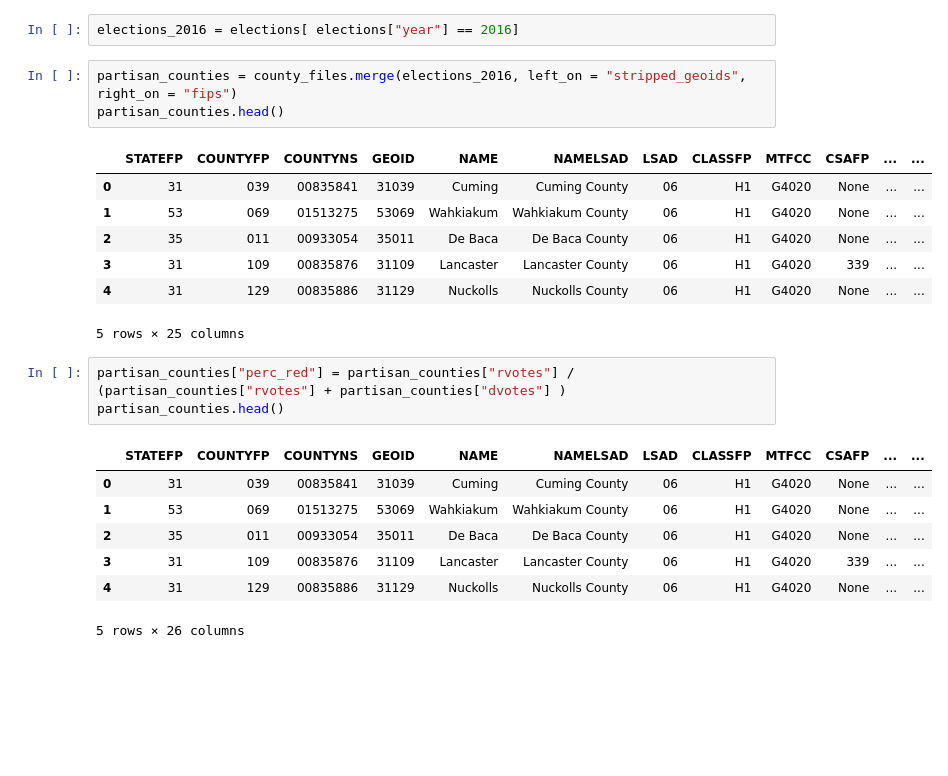
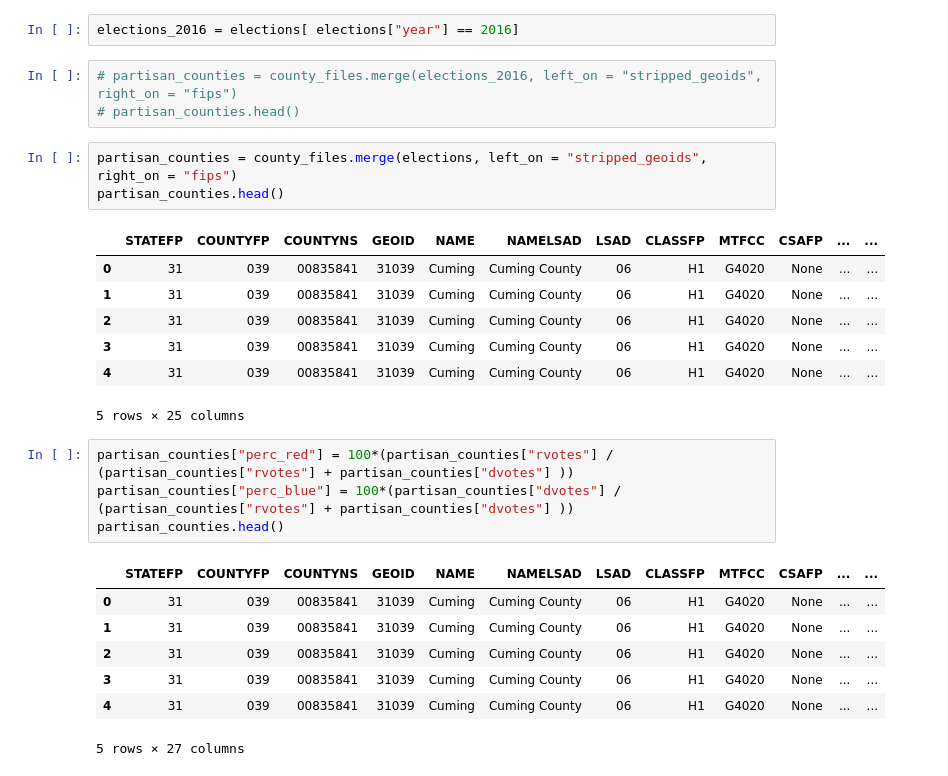
Before and after one commit to esiu-23/break-out-of-your-bubble, a Jupyter notebook: partisan_map_test.ipynb, the cells around one changed output. Saved outputs shown, nothing was run; the diff lists cells and outputs as text; blank space fills up the shorter version.

```diff
--- a/partisan_map_test.ipynb
+++ b/partisan_map_test.ipynb
@@ -118,25 +137,29 @@ stripped_geoids       int64
 dtype: object
 # %%
 elections_2016 = elections[ elections["year"] == 2016]
+# %%
+# partisan_counties = county_files.merge(elections_2016, left_on = "stripped_geoids", right_on = "fips")
+# partisan_counties.head()
 # %%
-partisan_counties = county_files.merge(elections_2016, left_on = "stripped_geoids", right_on = "fips")
+partisan_counties = county_files.merge(elections, left_on = "stripped_geoids", right_on = "fips")
 partisan_counties.head()
 # %% [output]
 |  | STATEFP | COUNTYFP | COUNTYNS | GEOID | NAME | NAMELSAD | LSAD | CLASSFP | MTFCC | CSAFP | ... | ... |
 | 0 | 31 | 039 | 00835841 | 31039 | Cuming | Cuming County | 06 | H1 | G4020 | None | ... | ... |
-| 1 | 53 | 069 | 01513275 | 53069 | Wahkiakum | Wahkiakum County | 06 | H1 | G4020 | None | ... | ... |
-| 2 | 35 | 011 | 00933054 | 35011 | De Baca | De Baca County | 06 | H1 | G4020 | None | ... | ... |
-| 3 | 31 | 109 | 00835876 | 31109 | Lancaster | Lancaster County | 06 | H1 | G4020 | 339 | ... | ... |
-| 4 | 31 | 129 | 00835886 | 31129 | Nuckolls | Nuckolls County | 06 | H1 | G4020 | None | ... | ... |
+| 1 | 31 | 039 | 00835841 | 31039 | Cuming | Cuming County | 06 | H1 | G4020 | None | ... | ... |
+| 2 | 31 | 039 | 00835841 | 31039 | Cuming | Cuming County | 06 | H1 | G4020 | None | ... | ... |
+| 3 | 31 | 039 | 00835841 | 31039 | Cuming | Cuming County | 06 | H1 | G4020 | None | ... | ... |
+| 4 | 31 | 039 | 00835841 | 31039 | Cuming | Cuming County | 06 | H1 | G4020 | None | ... | ... |
 5 rows × 25 columns
 # %%
-partisan_counties["perc_red"] = partisan_counties["rvotes"] / (partisan_counties["rvotes"] + partisan_counties["dvotes"] )
+partisan_counties["perc_red"] = 100*(partisan_counties["rvotes"] / (partisan_counties["rvotes"] + partisan_counties["dvotes"] ))
+partisan_counties["perc_blue"] = 100*(partisan_counties["dvotes"] / (partisan_counties["rvotes"] + partisan_counties["dvotes"] ))
 partisan_counties.head()
 # %% [output]
 |  | STATEFP | COUNTYFP | COUNTYNS | GEOID | NAME | NAMELSAD | LSAD | CLASSFP | MTFCC | CSAFP | ... | ... |
 | 0 | 31 | 039 | 00835841 | 31039 | Cuming | Cuming County | 06 | H1 | G4020 | None | ... | ... |
-| 1 | 53 | 069 | 01513275 | 53069 | Wahkiakum | Wahkiakum County | 06 | H1 | G4020 | None | ... | ... |
-| 2 | 35 | 011 | 00933054 | 35011 | De Baca | De Baca County | 06 | H1 | G4020 | None | ... | ... |
-| 3 | 31 | 109 | 00835876 | 31109 | Lancaster | Lancaster County | 06 | H1 | G4020 | 339 | ... | ... |
-| 4 | 31 | 129 | 00835886 | 31129 | Nuckolls | Nuckolls County | 06 | H1 | G4020 | None | ... | ... |
+| 1 | 31 | 039 | 00835841 | 31039 | Cuming | Cuming County | 06 | H1 | G4020 | None | ... | ... |
+| 2 | 31 | 039 | 00835841 | 31039 | Cuming | Cuming County | 06 | H1 | G4020 | None | ... | ... |
+| 3 | 31 | 039 | 00835841 | 31039 | Cuming | Cuming County | 06 | H1 | G4020 | None | ... | ... |
+| 4 | 31 | 039 | 00835841 | 31039 | Cuming | Cuming County | 06 | H1 | G4020 | None | ... | ... |
-5 rows × 26 columns
+5 rows × 27 columns
```
Also changed, not shown: parts of 11 cells of this notebook.
